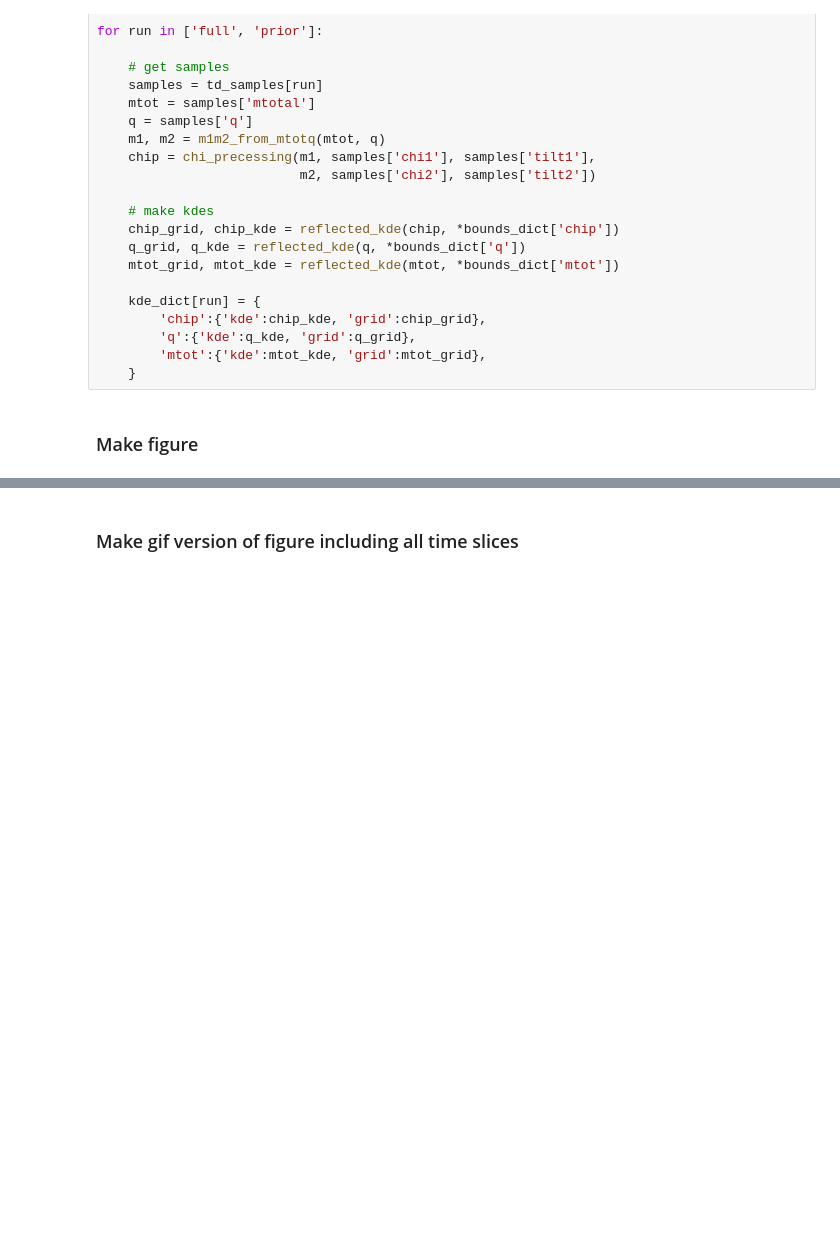
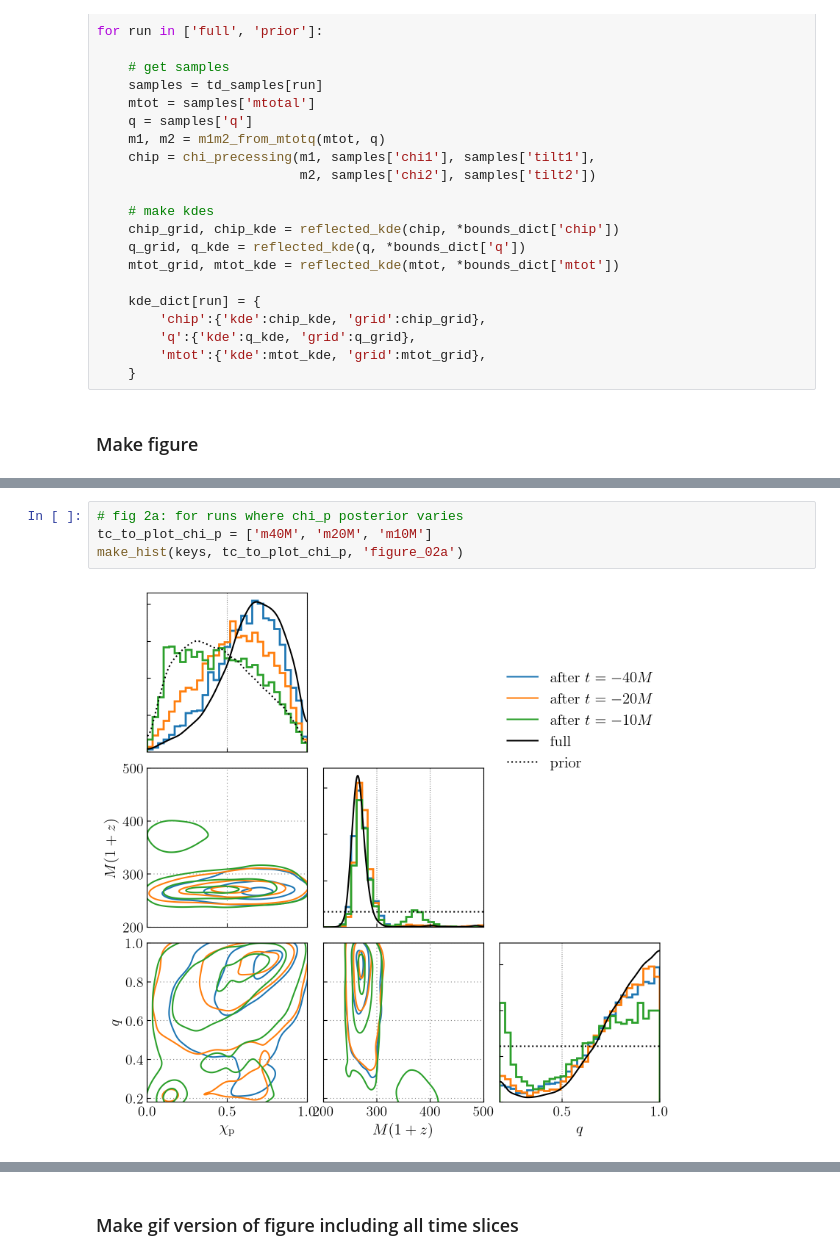
Before and after one commit to simonajmiller/gw190521-timedomain-release, a Jupyter notebook: figures/figure_02.ipynb, the cells around one changed output, grey strips where cells are left out. Cells and saved outputs as stored; diff of their text form; blank space fills up the shorter version.

```diff
--- a/figures/figure_02.ipynb
+++ b/figures/figure_02.ipynb
@@ -232,0 +229,6 @@ plt.show()
+# %%
+# fig 2a: for runs where chi_p posterior varies
+tc_to_plot_chi_p = ['m40M', 'm20M', 'm10M']
+make_hist(keys, tc_to_plot_chi_p, 'figure_02a')
+# %% [output]
+[figure, added]
```
Also changed, not shown: parts of 3 cells of this notebook, 7 other files.
